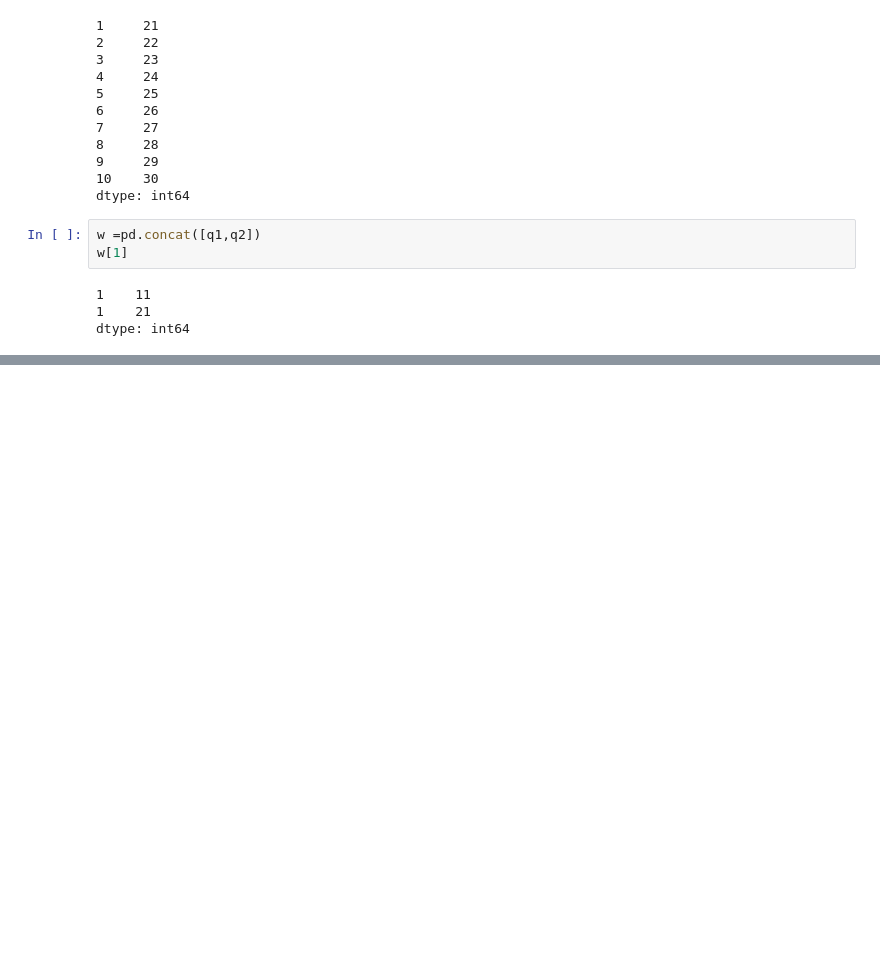
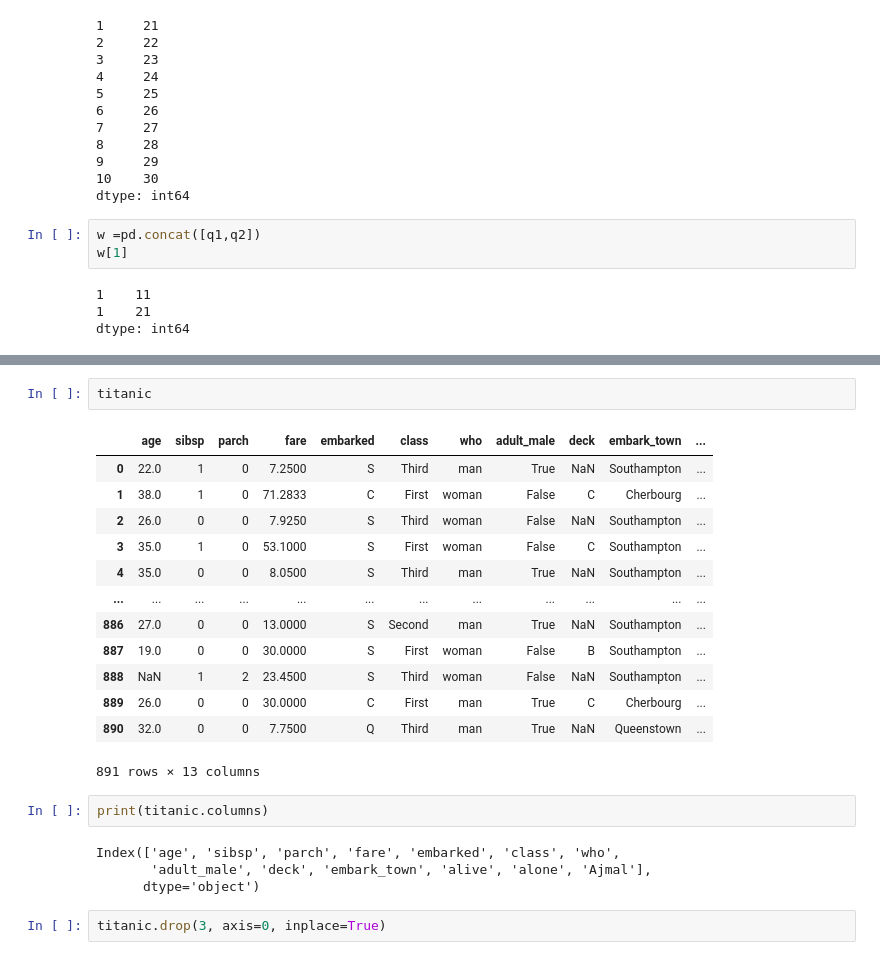
Before and after one commit to ajmalquraishi/6-months-AI-and-Data-Science-Mentorship-Program, a Jupyter notebook: pandas/titanics.ipynb, the cells around one changed output, grey strips where cells are left out. Saved outputs shown, nothing was run; the diff lists cells and outputs as text; blank space fills up the shorter version.

```diff
--- a/pandas/titanics.ipynb
+++ b/pandas/titanics.ipynb
@@ -205,0 +261,24 @@ dtype: int64
+# %%
+titanic
+# %% [output]
+|  | age | sibsp | parch | fare | embarked | class | who | adult_male | deck | embark_town | ... |
+| 0 | 22.0 | 1 | 0 | 7.2500 | S | Third | man | True | NaN | Southampton | ... |
+| 1 | 38.0 | 1 | 0 | 71.2833 | C | First | woman | False | C | Cherbourg | ... |
+| 2 | 26.0 | 0 | 0 | 7.9250 | S | Third | woman | False | NaN | Southampton | ... |
+| 3 | 35.0 | 1 | 0 | 53.1000 | S | First | woman | False | C | Southampton | ... |
+| 4 | 35.0 | 0 | 0 | 8.0500 | S | Third | man | True | NaN | Southampton | ... |
+| ... | ... | ... | ... | ... | ... | ... | ... | ... | ... | ... | ... |
+| 886 | 27.0 | 0 | 0 | 13.0000 | S | Second | man | True | NaN | Southampton | ... |
+| 887 | 19.0 | 0 | 0 | 30.0000 | S | First | woman | False | B | Southampton | ... |
+| 888 | NaN | 1 | 2 | 23.4500 | S | Third | woman | False | NaN | Southampton | ... |
+| 889 | 26.0 | 0 | 0 | 30.0000 | C | First | man | True | C | Cherbourg | ... |
+| 890 | 32.0 | 0 | 0 | 7.7500 | Q | Third | man | True | NaN | Queenstown | ... |
+891 rows × 13 columns
+# %%
+print(titanic.columns)
+# %% [output]
+Index(['age', 'sibsp', 'parch', 'fare', 'embarked', 'class', 'who',
+       'adult_male', 'deck', 'embark_town', 'alive', 'alone', 'Ajmal'],
+      dtype='object')
+# %%
+titanic.drop(3, axis=0, inplace=True)
```
Also changed, not shown: parts of 6 cells of this notebook.
